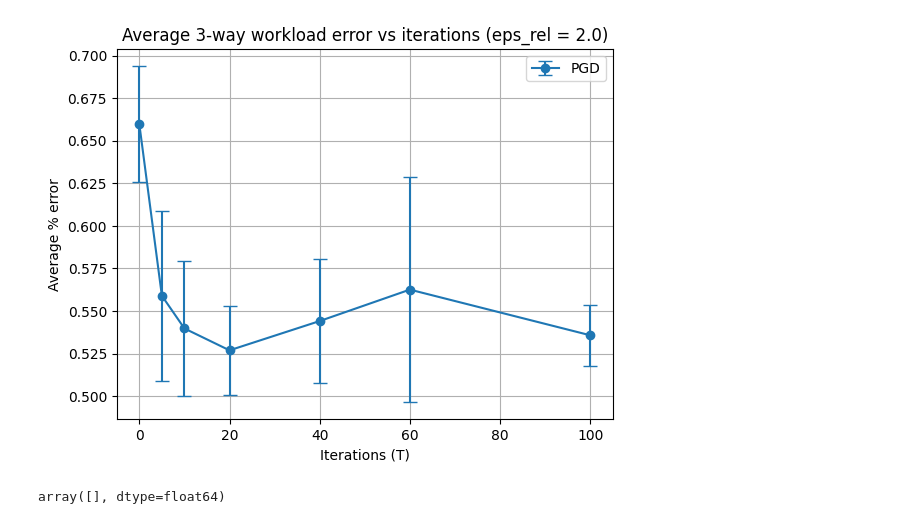
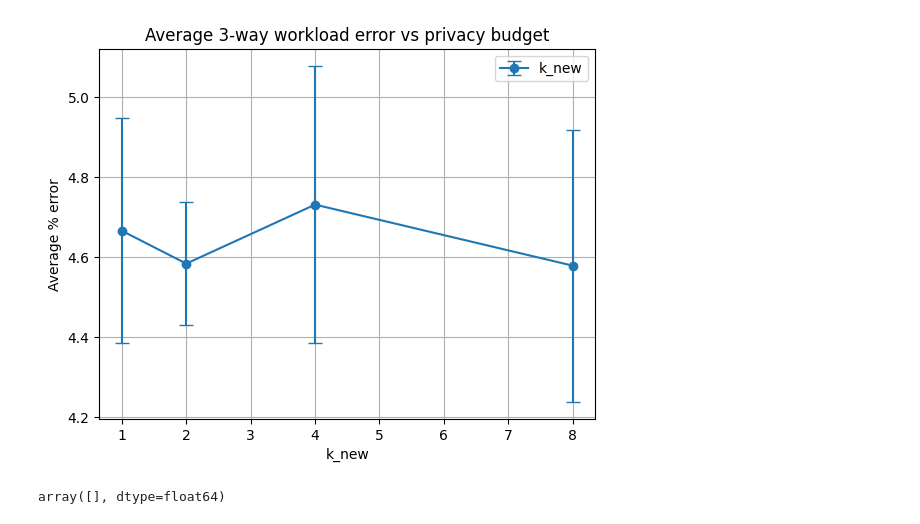
Before and after one commit to ValterH/dp-relational, a Jupyter notebook: load_experiments.ipynb, the cells around one changed output. Saved outputs shown, nothing was run; the diff lists cells and outputs as text; code cells hidden in the pictures.

```diff
--- a/load_experiments.ipynb
+++ b/load_experiments.ipynb
@@ -48,6 +48,11 @@ def get_errors_by_eps_rel(runner, filter_exp=lambda x: True):
                                   lambda experiment: experiment['parameters']['epsilon'] - experiment['parameters']['eps1'] - experiment['parameters']['eps2'],
                                   filter_exp)
 
+def get_errors_by_hyperp(runner, hyperp, hyperpname, filter_exp=lambda x: True):
+    return get_errors_by_criteria(runner,
+                                  lambda experiment: experiment['extra_params']['info'][hyperp],
+                                  lambda x: filter_exp(x) and (hyperpname in x['extra_params']['run_set']))
+
 # below datasets are on ojas's machine
 EPSILON_PYTORCH_EXPERIMENT_DATASET = uuid.UUID('d40dfd48-160d-11ef-b42b-2ed8cab72dbb')
 EPSILON_PYTORCH_SPARSE_EXPERIMENT_DATASET = uuid.UUID('d40dfd48-160d-11ef-b42b-2ed8cab72dbb')
@@ -87,8 +92,13 @@ qtr_w = lambda experiment: experiment['extra_params']['run_set'] == 1986 and exp
 qtr_eps = lambda experiment: experiment['extra_params']['run_set'] == 4891 and experiment['artifacts']['rel_dataset'] == uuid.UUID('84991690-1846-11ef-b13e-2ed8cab72dbb')
 qtr_w_eps = lambda experiment: experiment['extra_params']['run_set'] == 4892 and experiment['artifacts']['rel_dataset'] == uuid.UUID('84991690-1846-11ef-b13e-2ed8cab72dbb')
 pgd_t = lambda experiment: experiment['extra_params']['run_set'] == 947
-pgd_ipums = lambda experiment: experiment['extra_params']['run_set'] == "IPUMS test with the PGD algorithm"
-pgd_ipums_v2 = lambda experiment: experiment['extra_params']['run_set'] == "Pytorch PGD attempt with small size tables"
+# pgd_ipums = lambda experiment: experiment['extra_params']['run_set'] == "IPUMS test with the PGD algorithm"
+pgd_ipums = lambda experiment: experiment['extra_params']['run_set'] == "Medium PGD, 0.0 guaranteed rels"
+pgd_ipums_guar = lambda experiment: experiment['extra_params']['run_set'] == "Medium PGD, 0.08 guaranteed rels"
+pgd_ipums_v2_large = lambda experiment: experiment['extra_params']['run_set'] == "PGD attempt with medium size tables"
+pgd_ipums_eps = lambda experiment: experiment['extra_params']['run_set'] == "Medium PGD, eps study"
+pgd_ipums_multi = lambda experiment: experiment['extra_params']['run_set'][:10] == "Medium PGD" and 'multiparameter' in experiment['extra_params']['run_set']
+pgd_ipums_multi_eps = lambda experiment: experiment['extra_params']['run_set'][:10] == "Medium PGD" and 'multiparameter' in experiment['extra_params']['run_set'] and 'eps' in experiment['extra_params']['run_set']
 
 runner = ModelRunner(save_to='./runs')
 
@@ -107,53 +117,78 @@ runner = ModelRunner(save_to='./runs')
 
 # epsilons, ave_errors, error_bars = get_errors_by_eps_rel(runner, filter_exp_orig)
 # epsilons_o, ave_errors_o, error_bars_o = get_errors_by_eps_rel(runner, filter_exp_ojas)
-# epsilons_l, ave_errors_l, error_bars_l = get_errors_by_eps_rel(runner, filter_exp_masked_large)
+epsilons_l, ave_errors_l, error_bars_l = get_errors_by_eps_rel(runner, pgd_ipums_eps)
 # epsilons_v, ave_errors_v, error_bars_v = get_errors_by_eps_rel(runner, filter_exp_masked_vlrge)
 
-# plt.figure()
+#plt.figure()
 # plt.errorbar(epsilons, ave_errors, error_bars, fmt='-o', capsize=5, label="Original generation")
 # plt.errorbar(epsilons_o, ave_errors_o, error_bars_o, fmt='-o', capsize=5, label="Ojas masking method")
-# plt.errorbar(epsilons_l, ave_errors_l, error_bars_l, fmt='-o', capsize=5, label="Masking large dataset")
-# plt.title("Average workload error vs privacy budget")
-# plt.xlabel("Relational privacy budget")
-# plt.ylabel("Average % error")
-# plt.legend()
-# plt.grid()
-# plt.show()
+#plt.errorbar(epsilons_l, ave_errors_l, error_bars_l, fmt='-o', capsize=5, label="PGD")
+#plt.title("Average workload error vs privacy budget")
+#plt.xlabel("Relational privacy budget")
+#plt.ylabel("Average % error")
+#plt.legend()
+#plt.grid()
+#plt.show()
 
 # ============ T 3-way Experiments ============
 #Ts, ave_errors, error_bars = get_errors_by_T(runner, filter_exp_T_3way_final)
 #Ts, ave_errors, error_bars = get_errors_by_T(runner, qtr)
 #Ts_w, ave_errors_w, error_bars_w = get_errors_by_T(runner, qtr_w)
 # T_p, ave_errors_p, error_bars_p = get_errors_by_T(runner, pgd_t)
-T_p, ave_errors_p, error_bars_p = get_errors_by_T(runner, pgd_ipums_v2)
-plt.figure()
+##T_p, ave_errors_p, error_bars_p = get_errors_by_T(runner, pgd_ipums)
+##T_g, ave_errors_g, error_bars_g = get_errors_by_T(runner, pgd_ipums_guar)
+##plt.figure()
 
 #plt.errorbar(Ts, ave_errors, error_bars, fmt='-o', capsize=5, label="5 workloads, random")
 #plt.errorbar(Ts_w, ave_errors_w, error_bars_w, fmt='-o', capsize=5, label="5 workloads, worst")
-plt.errorbar(T_p, ave_errors_p, error_bars_p, fmt='-o', capsize=5, label="PGD")
-plt.title("Average 3-way workload error vs iterations (eps_rel = 2.0)")
-plt.xlabel("Iterations (T)")
-plt.ylabel("Average % error")
-plt.legend()
-plt.grid()
-plt.show()
+##plt.errorbar(T_p, ave_errors_p, error_bars_p, fmt='-o', capsize=5, label="PGD medium (0 guaranteed)")
+##plt.errorbar(T_g, ave_errors_g, error_bars_g, fmt='-o', capsize=5, label="PGD medium (50% guaranteed)")
+##plt.title("Average 3-way workload error vs iterations (eps_rel = 2.0)")
+##plt.xlabel("Iterations (T)")
+##plt.ylabel("Average % error")
+##plt.legend()
+##plt.grid()
+##plt.show()
 
 # ============ Epsilon 3-way Experiments ============
 #epsilons, ave_errors, error_bars = get_errors_by_eps_rel(runner, qtr_eps)
 #epsilons_w, ave_errors_w, error_bars_w = get_errors_by_eps_rel(runner, qtr_w_eps)
 
 #plt.figure()
 #plt.errorbar(epsilons, ave_errors, error_bars, fmt='-o', capsize=5, label="5 workloads, random")
 #plt.errorbar(epsilons_w, ave_errors_w, error_bars_w, fmt='-o', capsize=5, label="5 workloads, worst")
 #plt.title("Average 3-way workload error vs privacy budget, 5 workloads (T = 10)")
 #plt.xlabel("Relational privacy budget")
 #plt.ylabel("Average % error")
 #plt.legend()
 #plt.grid()
 #plt.show()
+
+# =========== Multiparameter Experiments ===========
+hyperp_in = 'k_new'
+hyperp_name = 'k_new'
+epsilons, ave_errors, error_bars = get_errors_by_hyperp(runner, hyperp_in, hyperp_name, pgd_ipums_multi)
+plt.figure()
+plt.errorbar(epsilons, ave_errors, error_bars, fmt='-o', capsize=5, label=hyperp_in)
+plt.title("Average 3-way workload error vs privacy budget")
+plt.xlabel(hyperp_in)
+plt.ylabel("Average % error")
+plt.legend()
+plt.grid()
+plt.show()
+
+#epsilons, ave_errors, error_bars = get_errors_by_eps_rel(runner, pgd_ipums_multi_eps)
+#plt.figure()
+#plt.errorbar(epsilons, ave_errors, error_bars, fmt='-o', capsize=5, label='eps')
+#plt.title("Average 3-way workload error vs eps rel")
+#plt.xlabel('eps_rel')
+#plt.ylabel("Average % error")
+#plt.legend()
+#plt.grid()
+#plt.show()
 # %% [output]
-[figure, old version]
+[figure, new version]
 # %%
 Ts_n, ave_errors_n, error_bars_n = get_errors_by_T(runner, filter_exp_T_3way_final_no_reuse)
 # %%
```
Also changed, not shown: 20 other files.
